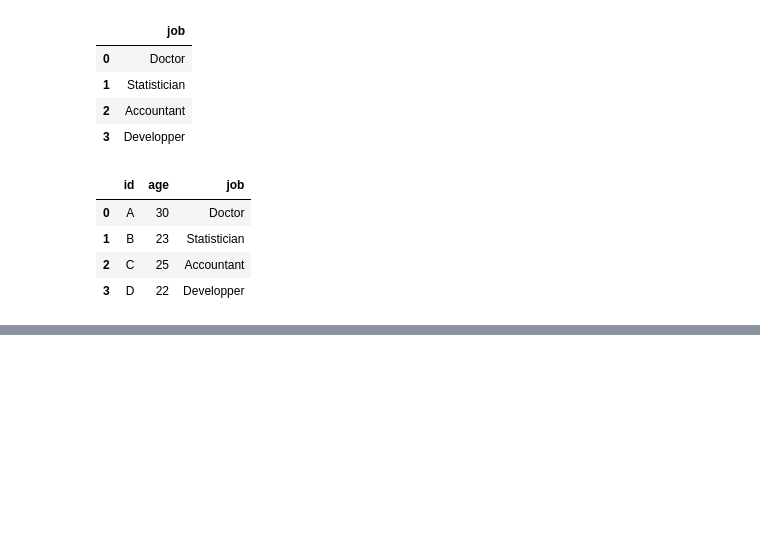
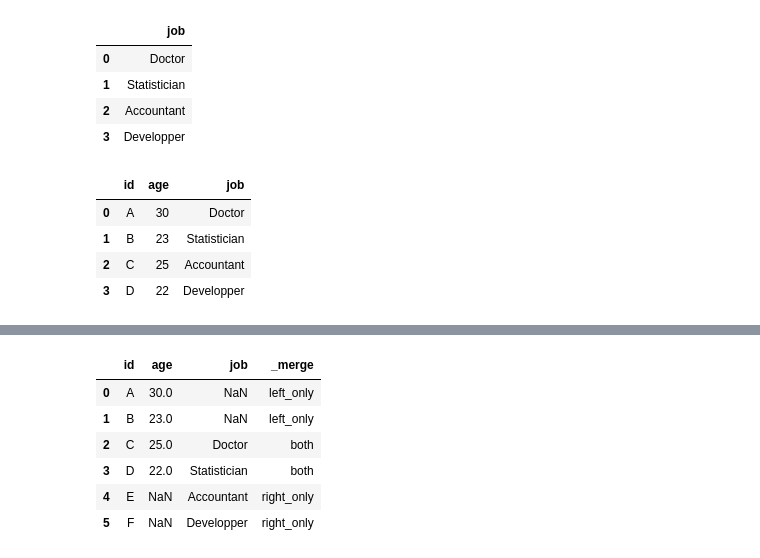
Before and after one commit to oscarmassonvera/PythonforDataScience, a Jupyter notebook: OCHO_juntaryconcatenarDataframes/OCHO_juntaryconcatenarDataframes.ipynb, the cells around one changed output, grey strips where cells are left out. Cells and saved outputs as stored; diff of their text form; code cells hidden in the pictures; blank space fills up the shorter version.

```diff
--- a/OCHO_juntaryconcatenarDataframes/OCHO_juntaryconcatenarDataframes.ipynb
+++ b/OCHO_juntaryconcatenarDataframes/OCHO_juntaryconcatenarDataframes.ipynb
@@ -160,0 +233,16 @@ pd.concat([df1,df2],axis=1)
+# %%
+df1 = pd.DataFrame({'id':['A','B','C','D'],'age':[30,23,25,22]})
+df2 = pd.DataFrame({'id':['C','D','E','F'],
+                    'job':['Doctor','Statistician',
+                            'Accountant','Developper']})
+# %%
+df1.merge(df2,on='id',how='outer',
+                                   indicator=True)
+# %% [output]
+|  | id | age | job | _merge |
+| 0 | A | 30.0 | NaN | left_only |
+| 1 | B | 23.0 | NaN | left_only |
+| 2 | C | 25.0 | Doctor | both |
+| 3 | D | 22.0 | Statistician | both |
+| 4 | E | NaN | Accountant | right_only |
+| 5 | F | NaN | Developper | right_only |
```
Also changed, not shown: parts of 27 cells of this notebook.
